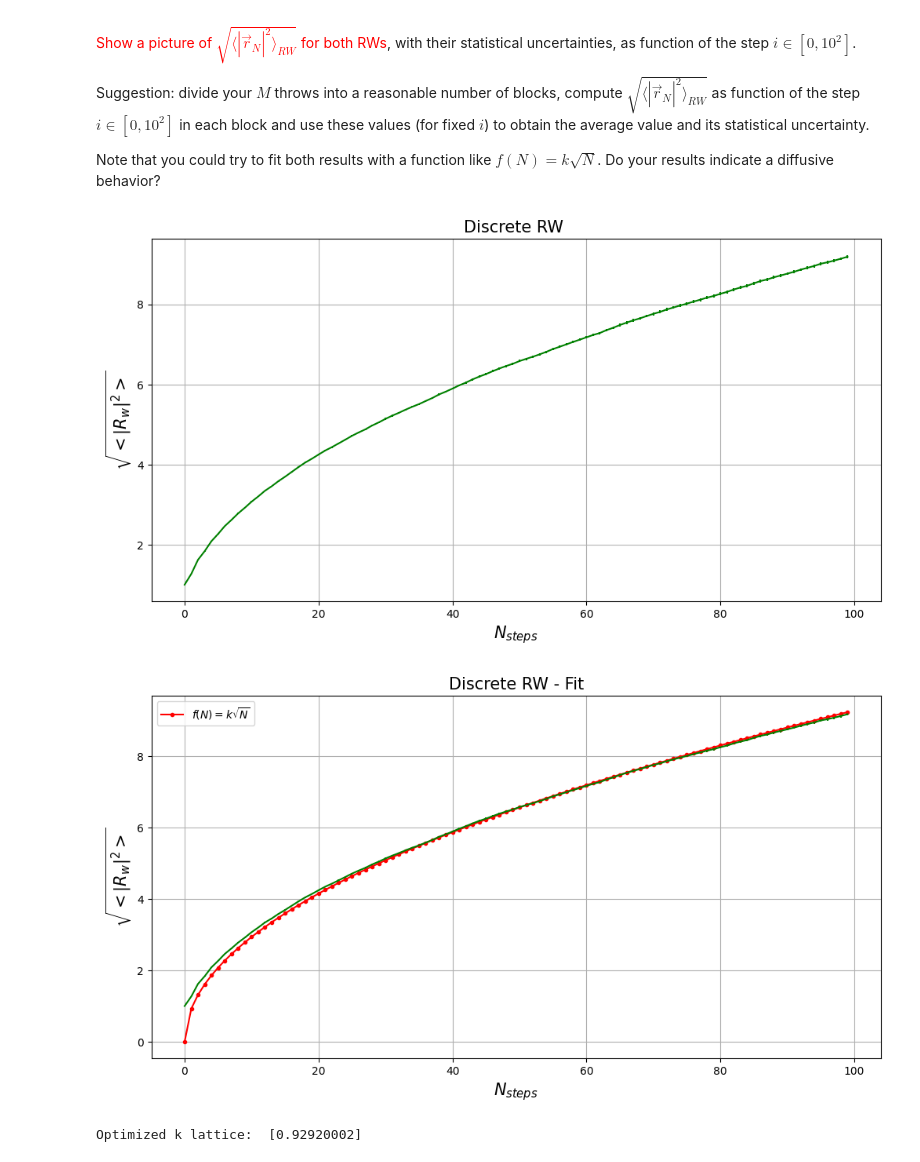
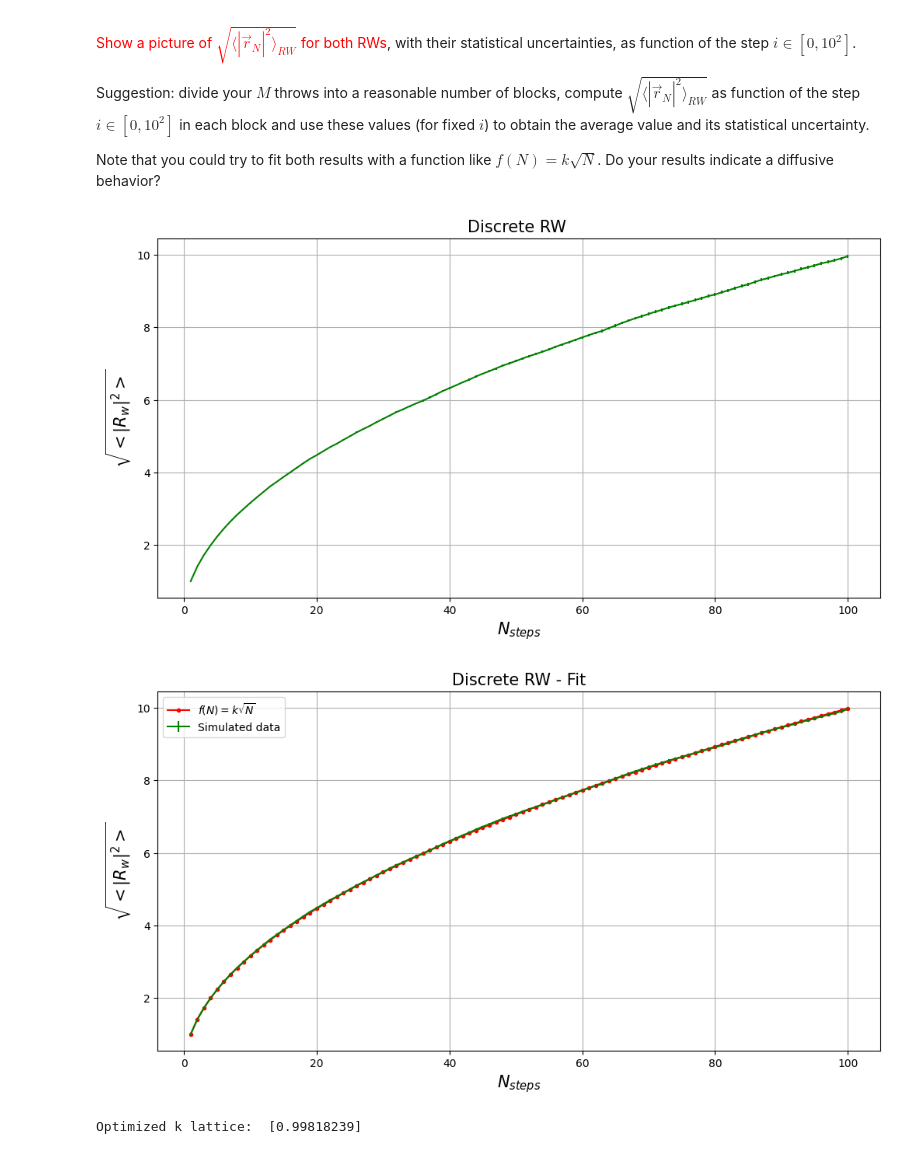
Before and after one commit to francescogrienti/NumericalSimulationLaboratory, a Jupyter notebook: LSN_lecture_02/notebook_2.ipynb, the cells around one changed output. Cells and saved outputs as stored; diff of their text form; code cells hidden in the pictures.

```diff
--- a/LSN_lecture_02/notebook_2.ipynb
+++ b/LSN_lecture_02/notebook_2.ipynb
@@ -110,7 +111,7 @@ media, varianza = np.loadtxt("/home/francesco/NumericalSimulationLaboratory/LSN_
 M = 10000 #Number of throws
 N = 100 #Number of blocks
 L = (int)(M/N)#Number of throws per block
-x = np.arange(N)
+x = np.arange(1, N+1)
 
 plt.figure(figsize=(12,6))
 plt.errorbar(x,media,yerr=varianza, color="green")
@@ -120,24 +121,24 @@ plt.title("Discrete RW ", fontsize=15)
 plt.grid(True)
 plt.show()
 # %% [output]
-[figure, old version]
+[figure, new version]
 # %%
 popt, pcov = curve_fit(sqrN, xdata=x, ydata=media)
 
 plt.figure(figsize=(12,6))
-plt.errorbar(x,media,yerr=varianza, color="green")
+plt.errorbar(x,media,yerr=varianza, color="green", label = "Simulated data")
 plt.plot(x, sqrN(x,popt), label="$f(N)=k\sqrt{N}$", color="r", marker=".")
 plt.xlabel('$N_{steps}$', fontsize=15)
 plt.ylabel('$\sqrt{<|R_w|^2>}$', fontsize=15)
 plt.title("Discrete RW - Fit", fontsize=15)
 plt.grid(True)
 plt.legend()
 plt.show()
 
 print("Optimized k lattice: ", popt)
 # %% [output]
-[figure, old version]
+[figure, new version]
-Optimized k lattice:  [0.92920002]
+Optimized k lattice:  [0.99818239]
 # %%
 media, varianza = np.loadtxt("/home/francesco/NumericalSimulationLaboratory/LSN_lecture_02/exercise_2_02/results_2.dat", unpack =True, usecols=(0,1))
 
```
Also changed, not shown: parts of 5 cells of this notebook, 10 other files.
